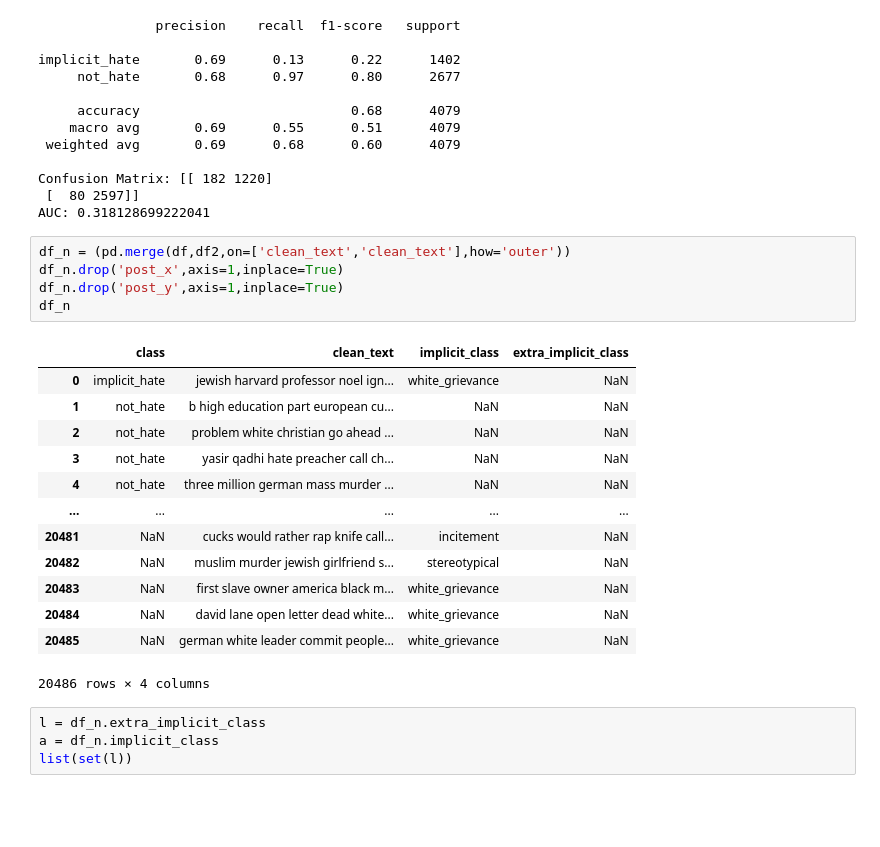
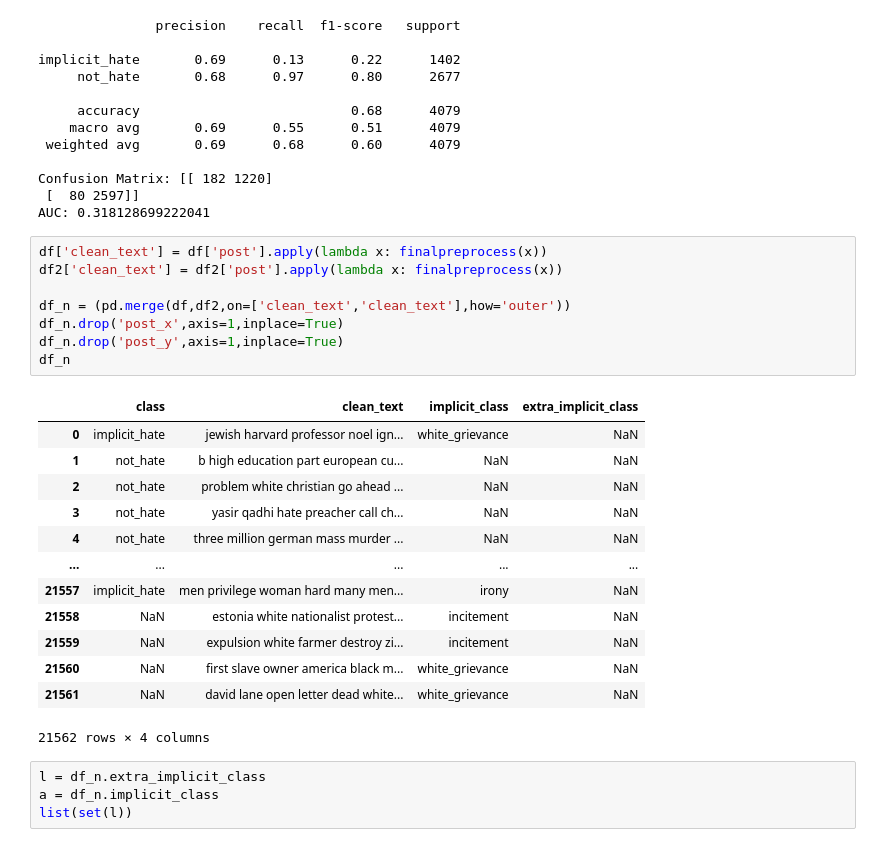
Before and after one commit to Kippn/implicit-hatespeech, a Jupyter notebook: implicit_hate_speech.ipynb, the cells around one changed output. Cells and saved outputs as stored; diff of their text form; blank space fills up the shorter version.

```diff
--- a/implicit_hate_speech.ipynb
+++ b/implicit_hate_speech.ipynb
@@ -427,24 +456,27 @@ Confusion Matrix: [[ 182 1220]
  [  80 2597]]
 AUC: 0.318128699222041
 # %%
+df['clean_text'] = df['post'].apply(lambda x: finalpreprocess(x))
+df2['clean_text'] = df2['post'].apply(lambda x: finalpreprocess(x))
+
 df_n = (pd.merge(df,df2,on=['clean_text','clean_text'],how='outer'))
 df_n.drop('post_x',axis=1,inplace=True)
 df_n.drop('post_y',axis=1,inplace=True)
 df_n
 # %% [output]
 |  | class | clean_text | implicit_class | extra_implicit_class |
 | 0 | implicit_hate | jewish harvard professor noel ign... | white_grievance | NaN |
 | 1 | not_hate | b high education part european cu... | NaN | NaN |
 | 2 | not_hate | problem white christian go ahead ... | NaN | NaN |
 | 3 | not_hate | yasir qadhi hate preacher call ch... | NaN | NaN |
 | 4 | not_hate | three million german mass murder ... | NaN | NaN |
 | ... | ... | ... | ... | ... |
-| 20481 | NaN | cucks would rather rap knife call... | incitement | NaN |
-| 20482 | NaN | muslim murder jewish girlfriend s... | stereotypical | NaN |
-| 20483 | NaN | first slave owner america black m... | white_grievance | NaN |
-| 20484 | NaN | david lane open letter dead white... | white_grievance | NaN |
-| 20485 | NaN | german white leader commit people... | white_grievance | NaN |
+| 21557 | implicit_hate | men privilege woman hard many men... | irony | NaN |
+| 21558 | NaN | estonia white nationalist protest... | incitement | NaN |
+| 21559 | NaN | expulsion white farmer destroy zi... | incitement | NaN |
+| 21560 | NaN | first slave owner america black m... | white_grievance | NaN |
+| 21561 | NaN | david lane open letter dead white... | white_grievance | NaN |
-20486 rows × 4 columns
+21562 rows × 4 columns
 # %%
 l = df_n.extra_implicit_class
 a = df_n.implicit_class
```
Also changed, not shown: parts of 12 cells of this notebook.
